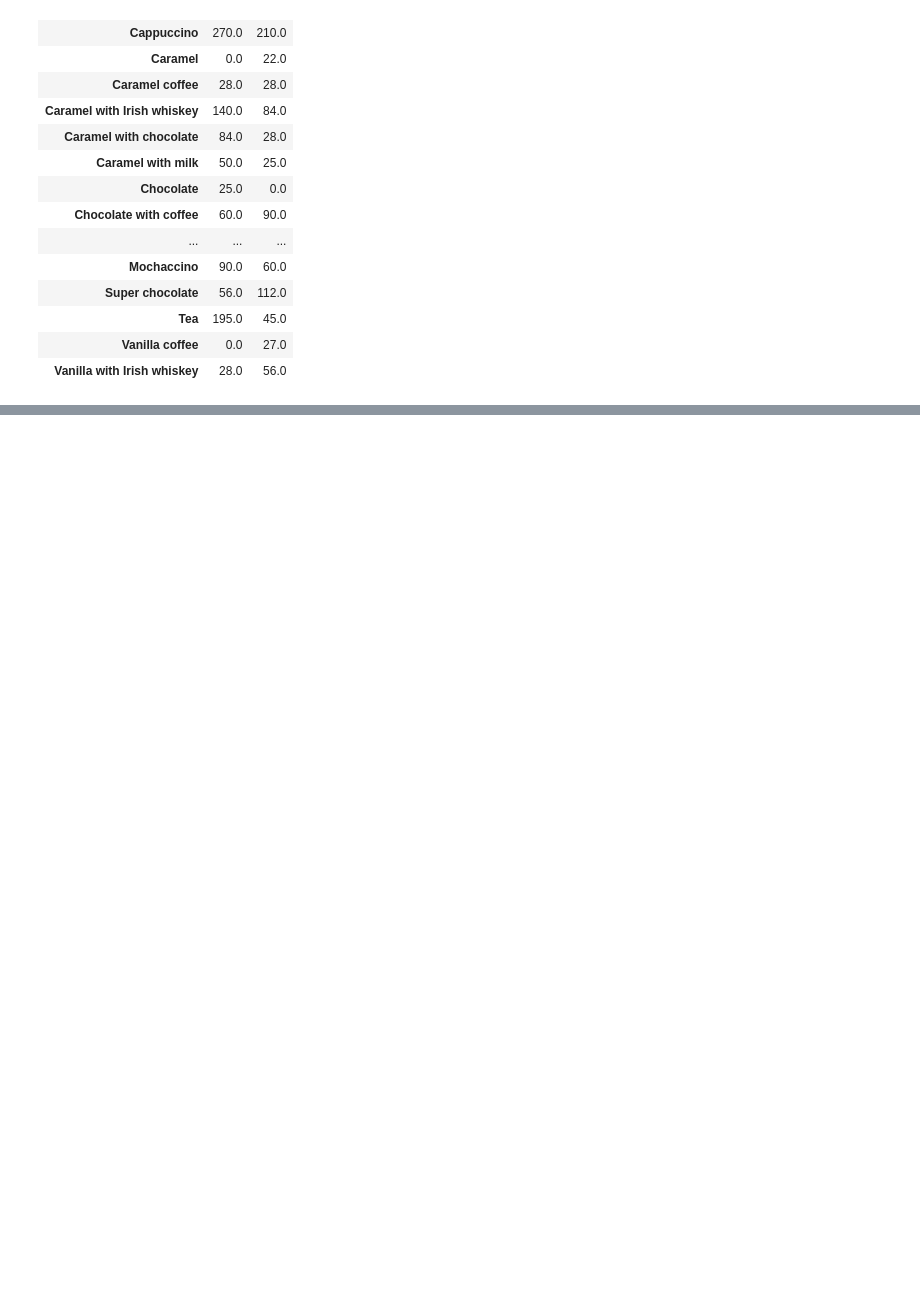
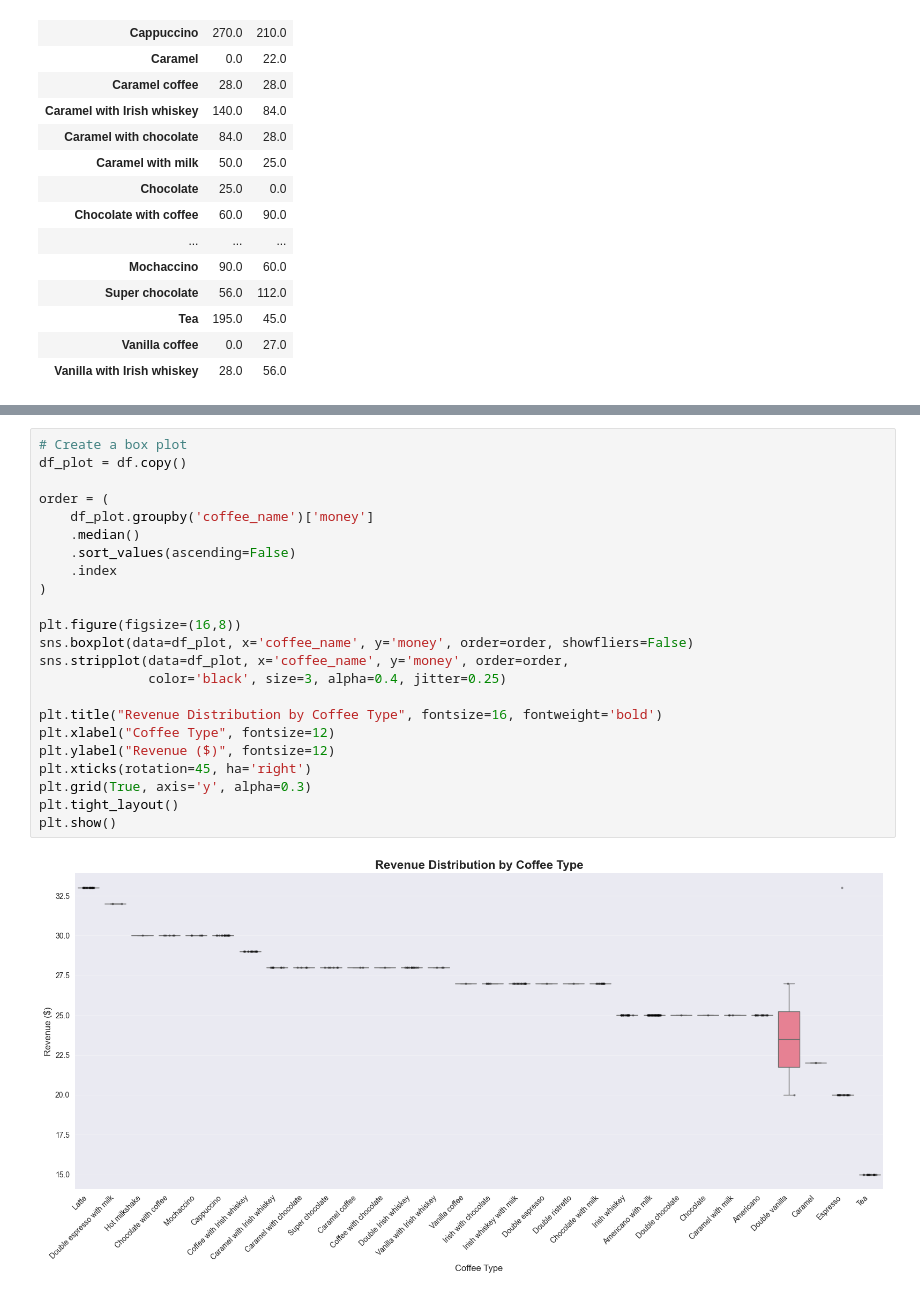
Before and after one commit to ryanc9615/coffeesales_analysis, a Jupyter notebook: notebooks/02_data_analysis&vis.ipynb, the cells around one changed output, grey strips where cells are left out. Cells and saved outputs as stored; diff of their text form; blank space fills up the shorter version.

```diff
--- a/notebooks/02_data_analysis&vis.ipynb
+++ b/notebooks/02_data_analysis&vis.ipynb
@@ -102,0 +171,25 @@ display(monthly_pivot)
+# %%
+# Create a box plot
+df_plot = df.copy()
+
+order = (
+    df_plot.groupby('coffee_name')['money']
+    .median()
+    .sort_values(ascending=False)
+    .index
+)
+
+plt.figure(figsize=(16,8))
+sns.boxplot(data=df_plot, x='coffee_name', y='money', order=order, showfliers=False)
+sns.stripplot(data=df_plot, x='coffee_name', y='money', order=order,
+              color='black', size=3, alpha=0.4, jitter=0.25)
+
+plt.title("Revenue Distribution by Coffee Type", fontsize=16, fontweight='bold')
+plt.xlabel("Coffee Type", fontsize=12)
+plt.ylabel("Revenue ($)", fontsize=12)
+plt.xticks(rotation=45, ha='right')
+plt.grid(True, axis='y', alpha=0.3)
+plt.tight_layout()
+plt.show()
+# %% [output]
+[figure, added]
```
Also changed, not shown: parts of 4 cells of this notebook, 1 other file.
